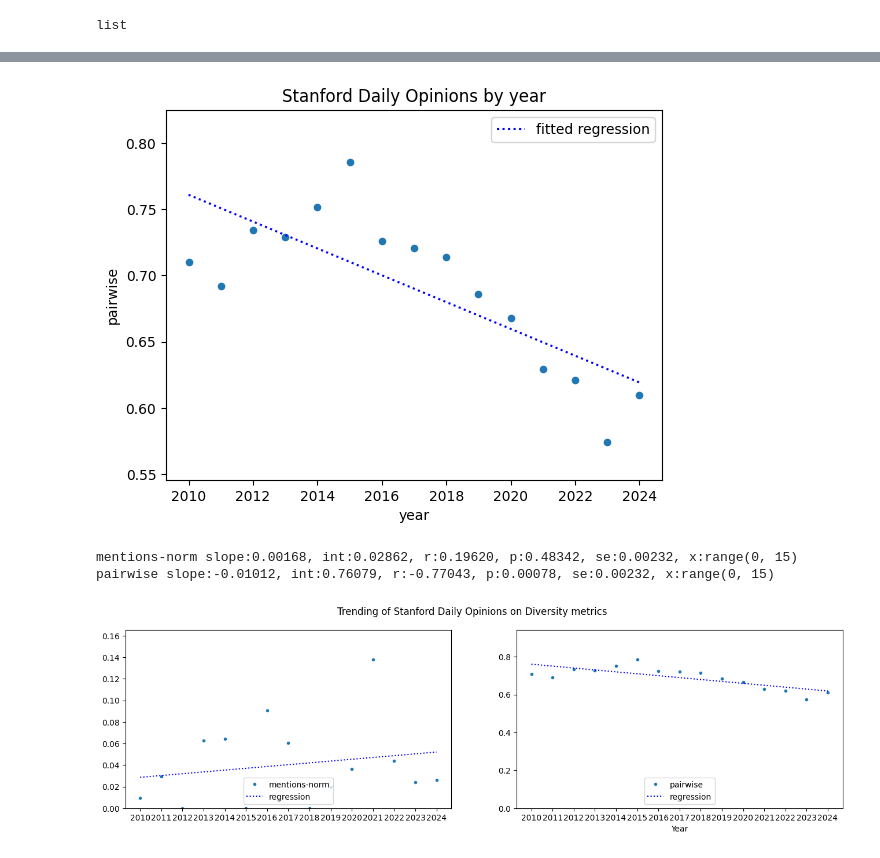
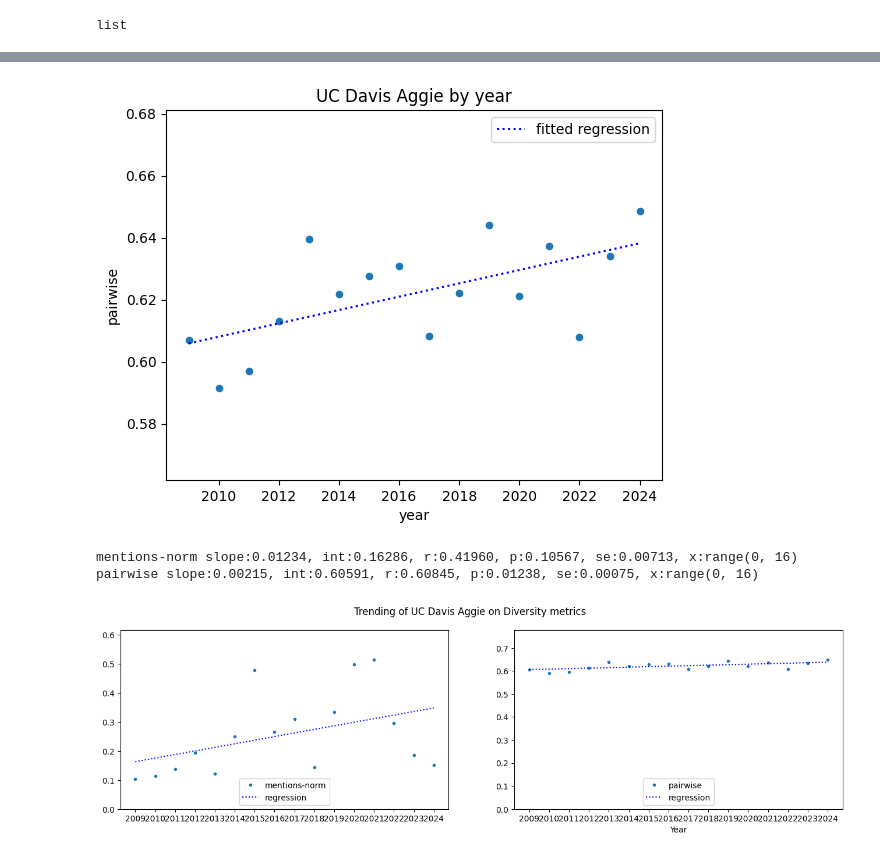
Before and after one commit to theodoremui/diversity-ideas, a Jupyter notebook: notebooks/2024/ucdavis.ipynb, the cells around one changed output, grey strips where cells are left out. Drawn from its saved outputs; the diff is of its cells as text; code cells hidden in the pictures.

```diff
--- a/notebooks/2024/ucdavis.ipynb
+++ b/notebooks/2024/ucdavis.ipynb
@@ -372,22 +376,22 @@ results_df.set_index('year')
 # %%
 import matplotlib.pyplot as plt
 from scipy.stats import linregress
 
 x = results_df['year']
 y = results_df['pairwise']
 
 slope, intercept, r_value, p_value, std_err = linregress(x, y)
 
 results_df.plot(x="year", y="pairwise", kind="scatter")
 
 plt.plot(x, intercept + slope*x, 'b:', label='fitted regression')
 
-plt.title("Stanford Daily Opinions by year")
+plt.title("UC Davis Aggie by year")
 plt.legend(loc='upper right')
 plt.ylim(min(y)*0.95, max(y)*1.05)
 plt.show()
 # %% [output]
-[figure, old version]
+[figure, new version]
 # %%
 # Select the columns to plot
 columns = ["mentions-norm", "pairwise"]
@@ -423,9 +427,9 @@ for ax, column in zip(axs, columns):
     # ax.set_title(f"Trending of {column} in Liberty University's Champion")
 
 plt.xlabel("Year")
-plt.suptitle("Trending of Stanford Daily Opinions on Diversity metrics")
+plt.suptitle("Trending of UC Davis Aggie on Diversity metrics")
 plt.show()
 # %% [output]
-mentions-norm slope:0.00168, int:0.02862, r:0.19620, p:0.48342, se:0.00232, x:range(0, 15)
-pairwise slope:-0.01012, int:0.76079, r:-0.77043, p:0.00078, se:0.00232, x:range(0, 15)
+mentions-norm slope:0.01234, int:0.16286, r:0.41960, p:0.10567, se:0.00713, x:range(0, 16)
+pairwise slope:0.00215, int:0.60591, r:0.60845, p:0.01238, se:0.00075, x:range(0, 16)
-[figure, old version]
+[figure, new version]
```
Also changed, not shown: parts of 12 cells of this notebook, 5 other files.
